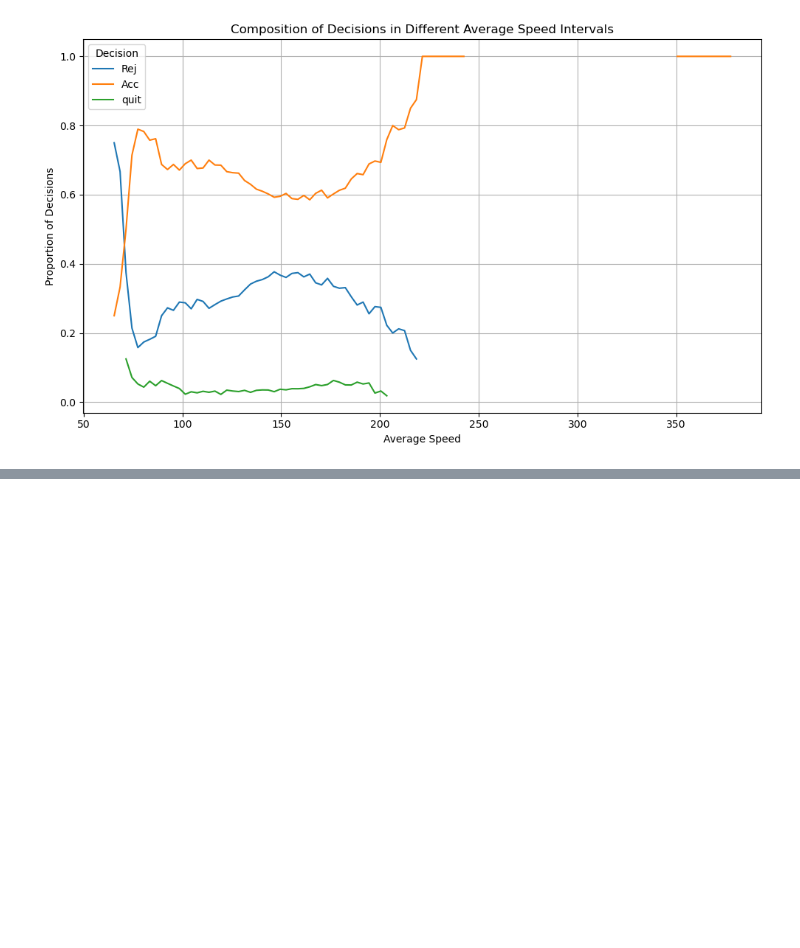
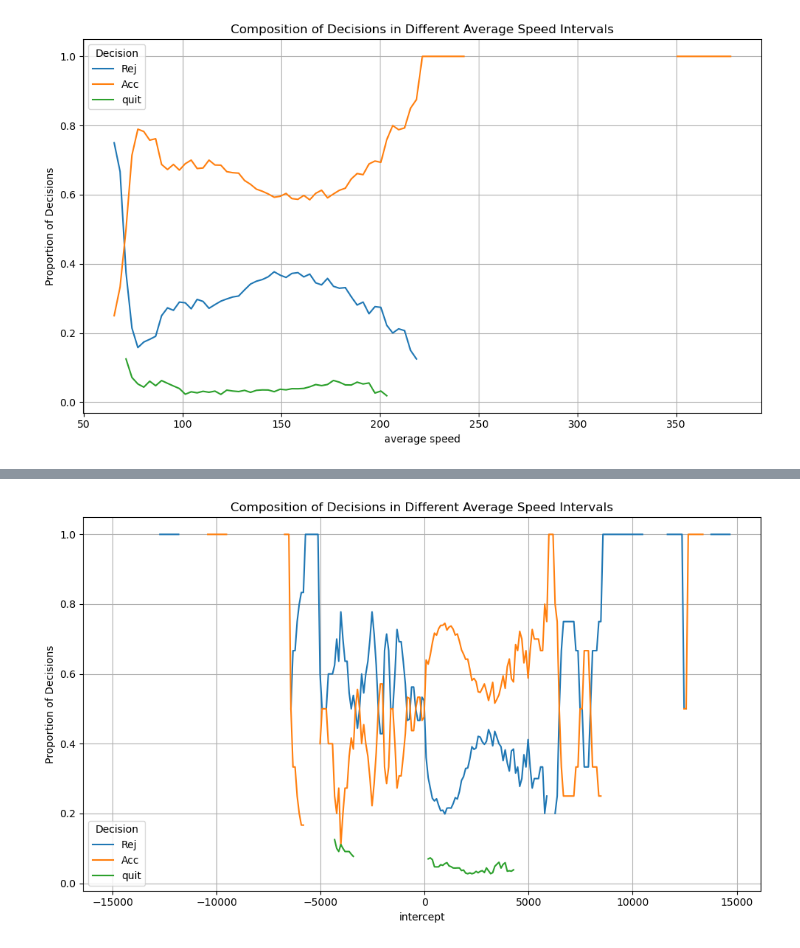
Before and after one commit to Yang2hang/RR_Pose_analysis, a Jupyter notebook: data_analysis/main.ipynb, the cells around one changed output, grey strips where cells are left out. Cells and saved outputs as stored; diff of their text form; code cells hidden in the pictures; blank space fills up the shorter version.

```diff
--- a/data_analysis/main.ipynb
+++ b/data_analysis/main.ipynb
@@ -602,0 +715,4 @@ plot_pca_results(df_with_pcs, pca, decision_column='final decision')
+# %%
+plot_decision_composition(straight_walking_speed_profiles, column='intercept', window_size=1000, step_size=100)
+# %% [output]
+[figure, added]
```
Also changed, not shown: parts of 11 cells of this notebook.
